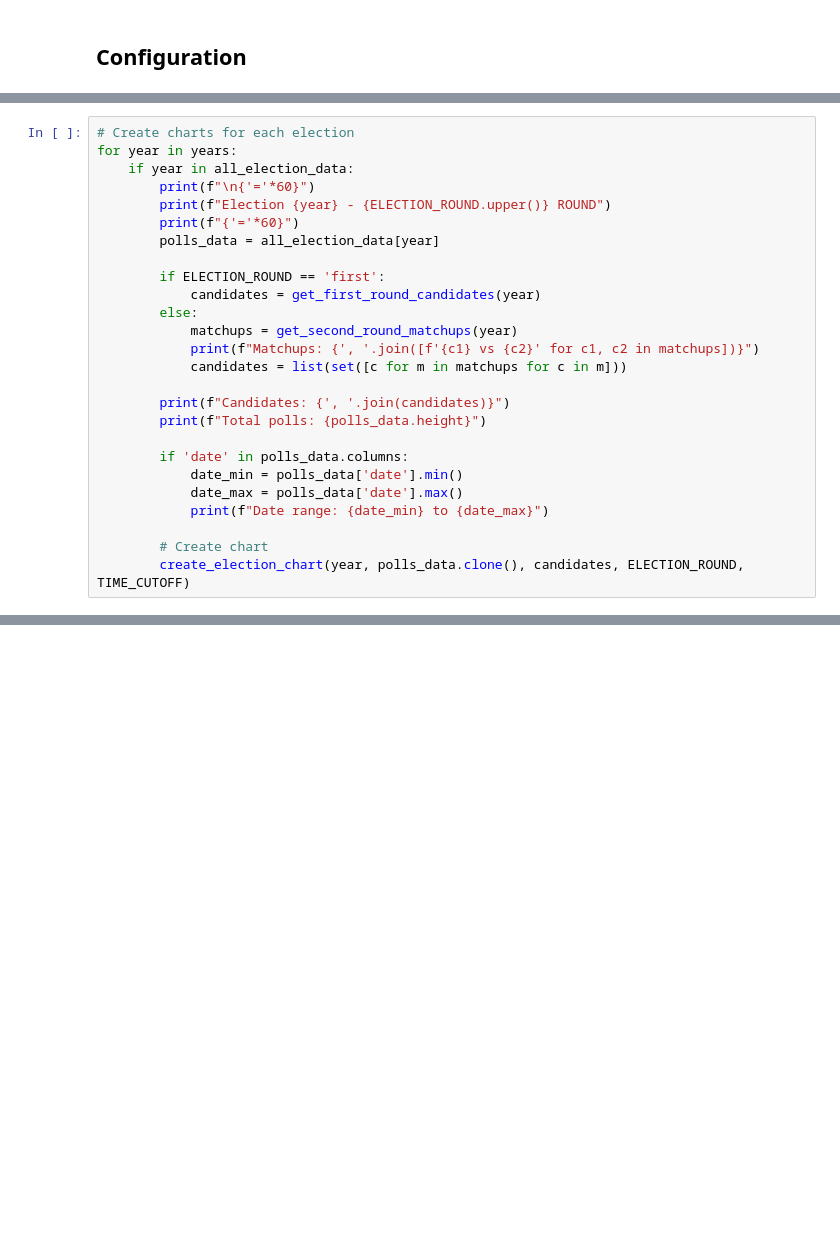
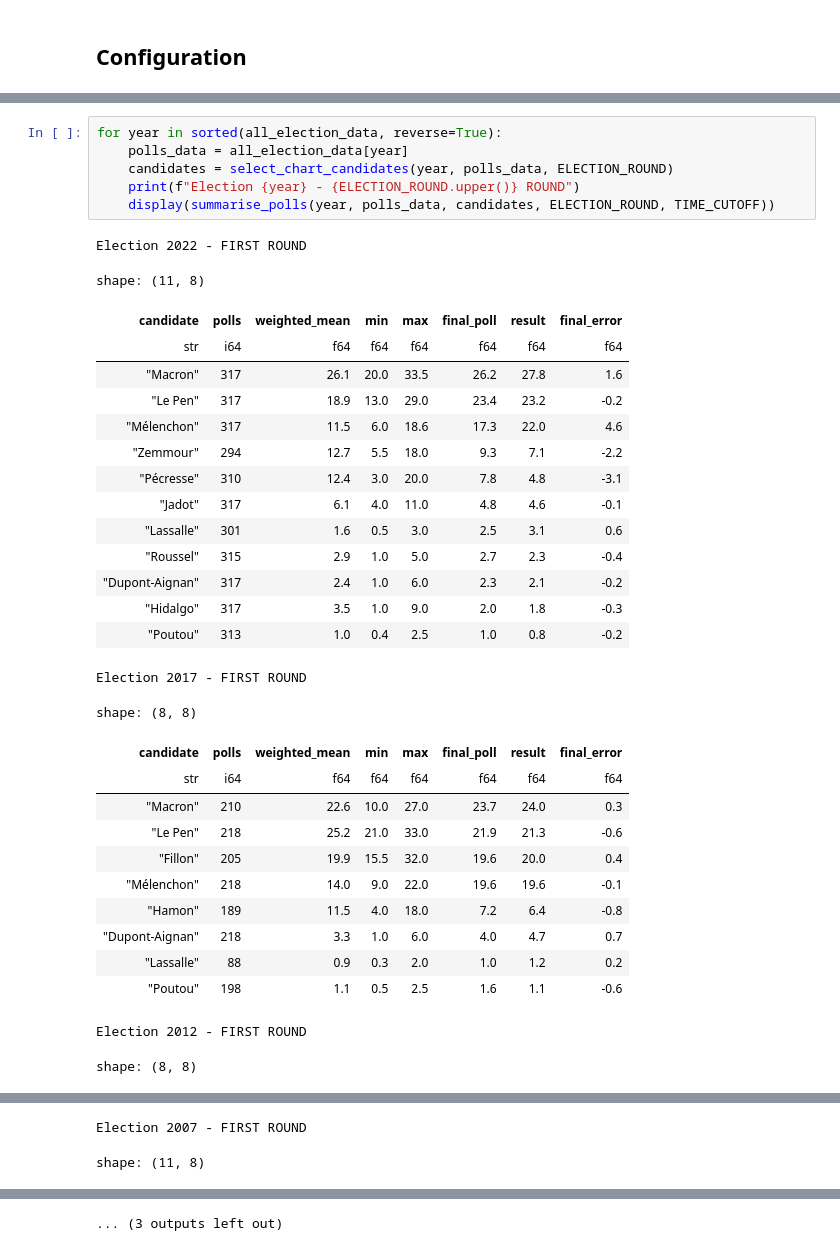
Before and after one commit to oost/french-election-polls, a Jupyter notebook: french_elections_polls.ipynb, the cells around one changed output, grey strips where cells are left out. Cells and saved outputs as stored; diff of their text form; blank space fills up the shorter version.

```diff
--- a/french_elections_polls.ipynb
+++ b/french_elections_polls.ipynb
@@ -119,26 +77,0 @@ Loaded 5 elections: [2022, 2017, 2012, 2007, 2002]
-# %%
-# Create charts for each election
-for year in years:
-    if year in all_election_data:
-        print(f"\n{'='*60}")
-        print(f"Election {year} - {ELECTION_ROUND.upper()} ROUND")
-        print(f"{'='*60}")
-        polls_data = all_election_data[year]
-
-        if ELECTION_ROUND == 'first':
-            candidates = get_first_round_candidates(year)
-        else:
-            matchups = get_second_round_matchups(year)
-            print(f"Matchups: {', '.join([f'{c1} vs {c2}' for c1, c2 in matchups])}")
-            candidates = list(set([c for m in matchups for c in m]))
-
-        print(f"Candidates: {', '.join(candidates)}")
-        print(f"Total polls: {polls_data.height}")
-
-        if 'date' in polls_data.columns:
-            date_min = polls_data['date'].min()
-            date_max = polls_data['date'].max()
-            print(f"Date range: {date_min} to {date_max}")
-
-        # Create chart
-        create_election_chart(year, polls_data.clone(), candidates, ELECTION_ROUND, TIME_CUTOFF)
@@ -297,0 +110,36 @@ Data available for 5 elections
+# %%
+for year in sorted(all_election_data, reverse=True):
+    polls_data = all_election_data[year]
+    candidates = select_chart_candidates(year, polls_data, ELECTION_ROUND)
+    print(f"Election {year} - {ELECTION_ROUND.upper()} ROUND")
+    display(summarise_polls(year, polls_data, candidates, ELECTION_ROUND, TIME_CUTOFF))
+# %% [output]
+Election 2022 - FIRST ROUND
+shape: (11, 8)
+| candidate | polls | weighted_mean | min | max | final_poll | result | final_error |
+| str | i64 | f64 | f64 | f64 | f64 | f64 | f64 |
+| "Macron" | 317 | 26.1 | 20.0 | 33.5 | 26.2 | 27.8 | 1.6 |
+| "Le Pen" | 317 | 18.9 | 13.0 | 29.0 | 23.4 | 23.2 | -0.2 |
+| "Mélenchon" | 317 | 11.5 | 6.0 | 18.6 | 17.3 | 22.0 | 4.6 |
+| "Zemmour" | 294 | 12.7 | 5.5 | 18.0 | 9.3 | 7.1 | -2.2 |
+| "Pécresse" | 310 | 12.4 | 3.0 | 20.0 | 7.8 | 4.8 | -3.1 |
+| "Jadot" | 317 | 6.1 | 4.0 | 11.0 | 4.8 | 4.6 | -0.1 |
+| "Lassalle" | 301 | 1.6 | 0.5 | 3.0 | 2.5 | 3.1 | 0.6 |
+| "Roussel" | 315 | 2.9 | 1.0 | 5.0 | 2.7 | 2.3 | -0.4 |
+| "Dupont-Aignan" | 317 | 2.4 | 1.0 | 6.0 | 2.3 | 2.1 | -0.2 |
+| "Hidalgo" | 317 | 3.5 | 1.0 | 9.0 | 2.0 | 1.8 | -0.3 |
+| "Poutou" | 313 | 1.0 | 0.4 | 2.5 | 1.0 | 0.8 | -0.2 |
+Election 2017 - FIRST ROUND
+shape: (8, 8)
+| candidate | polls | weighted_mean | min | max | final_poll | result | final_error |
+| str | i64 | f64 | f64 | f64 | f64 | f64 | f64 |
+| "Macron" | 210 | 22.6 | 10.0 | 27.0 | 23.7 | 24.0 | 0.3 |
+| "Le Pen" | 218 | 25.2 | 21.0 | 33.0 | 21.9 | 21.3 | -0.6 |
+| "Fillon" | 205 | 19.9 | 15.5 | 32.0 | 19.6 | 20.0 | 0.4 |
+| "Mélenchon" | 218 | 14.0 | 9.0 | 22.0 | 19.6 | 19.6 | -0.1 |
+| "Hamon" | 189 | 11.5 | 4.0 | 18.0 | 7.2 | 6.4 | -0.8 |
+| "Dupont-Aignan" | 218 | 3.3 | 1.0 | 6.0 | 4.0 | 4.7 | 0.7 |
+| "Lassalle" | 88 | 0.9 | 0.3 | 2.0 | 1.0 | 1.2 | 0.2 |
+| "Poutou" | 198 | 1.1 | 0.5 | 2.5 | 1.6 | 1.1 | -0.6 |
+Election 2012 - FIRST ROUND
+shape: (8, 8)
@@ -297,0 +156,2 @@ Data available for 5 elections
+Election 2007 - FIRST ROUND
+shape: (11, 8)
@@ -297,0 +171 @@ Data available for 5 elections
+... (3 outputs left out)
```
Also changed, not shown: parts of 25 cells of this notebook, 13 other files.
